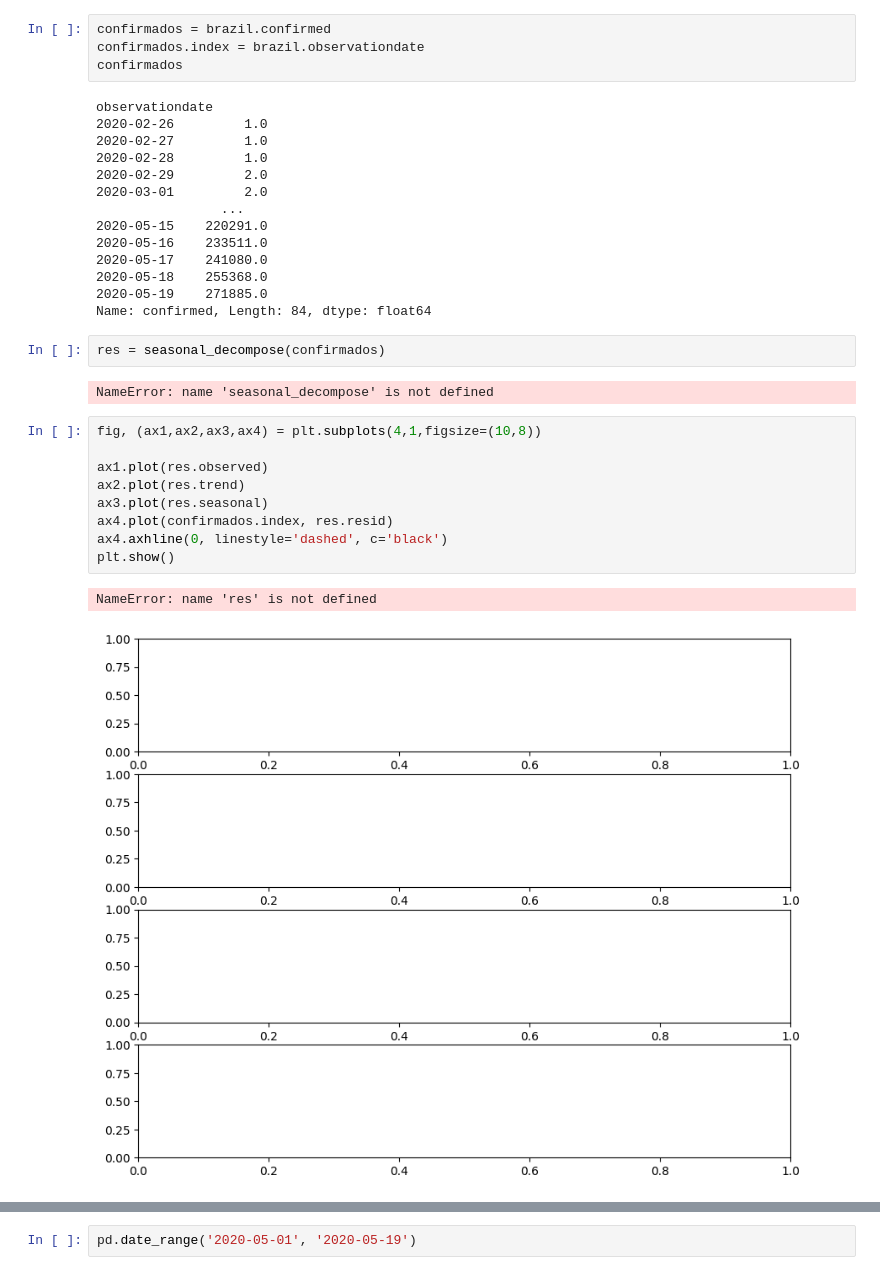
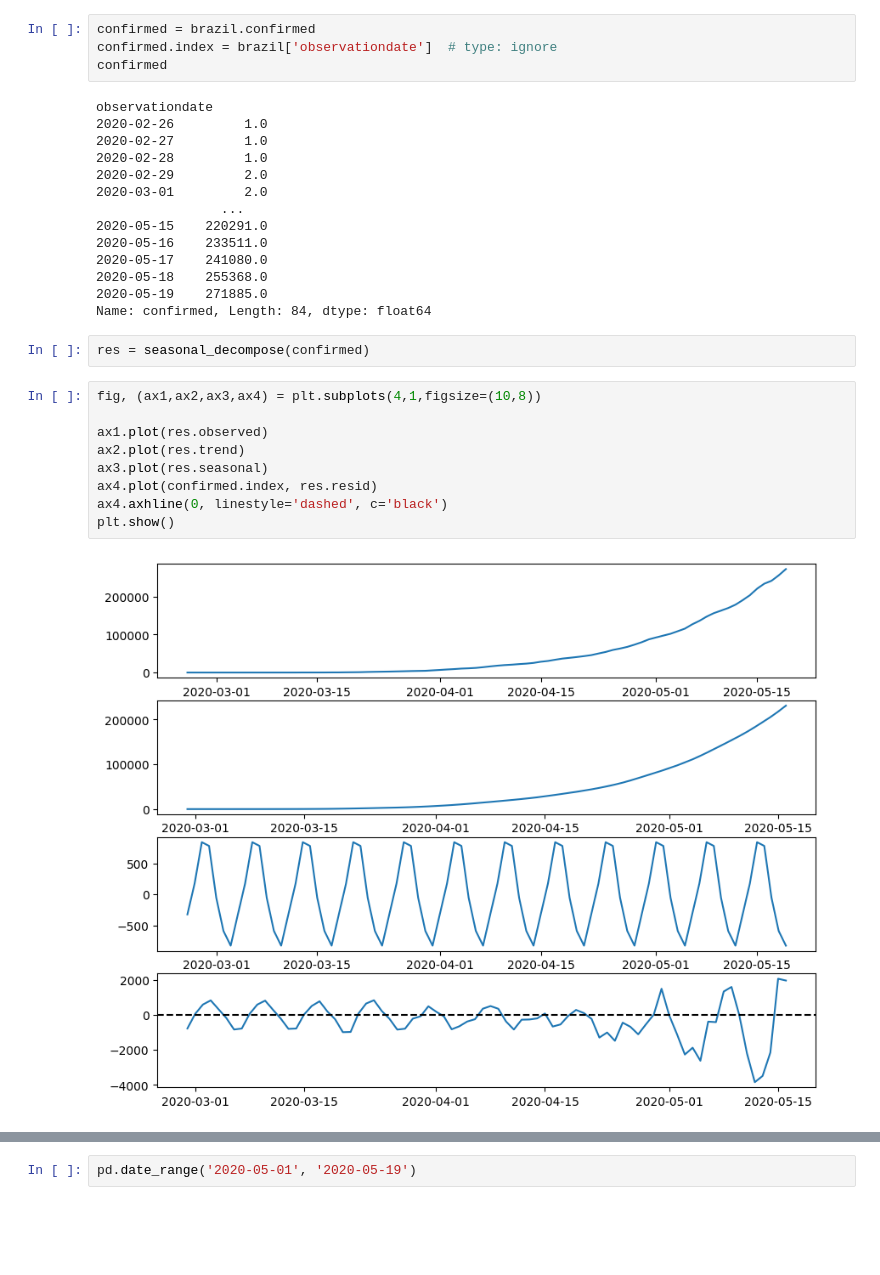
Before and after one commit to WesleyMaik/bootcamp-data-science-unimed, a Jupyter notebook: forecast-the-evolution-of-COVID-19/forecast.ipynb, the cells around one changed output, grey strips where cells are left out. Cells and saved outputs as stored; diff of their text form; blank space fills up the shorter version.

```diff
--- a/forecast-the-evolution-of-COVID-19/forecast.ipynb
+++ b/forecast-the-evolution-of-COVID-19/forecast.ipynb
@@ -204,7 +202,7 @@ ImportError: The `scipy` install you are using seems to be broken, (extension mo
 # %%
-confirmados = brazil.confirmed
-confirmados.index = brazil.observationdate
-confirmados
+confirmed = brazil.confirmed
+confirmed.index = brazil['observationdate']  # type: ignore
+confirmed
 # %% [output]
 observationdate
 2020-02-26         1.0
@@ -220,18 +218,15 @@ observationdate
 2020-05-19    271885.0
 Name: confirmed, Length: 84, dtype: float64
 # %%
-res = seasonal_decompose(confirmados)
+res = seasonal_decompose(confirmed)
-# %% [output]
-NameError: name 'seasonal_decompose' is not defined
 # %%
 fig, (ax1,ax2,ax3,ax4) = plt.subplots(4,1,figsize=(10,8))
 
 ax1.plot(res.observed)
 ax2.plot(res.trend)
 ax3.plot(res.seasonal)
-ax4.plot(confirmados.index, res.resid)
+ax4.plot(confirmed.index, res.resid)
 ax4.axhline(0, linestyle='dashed', c='black')
 plt.show()
 # %% [output]
-NameError: name 'res' is not defined
-[figure, old version]
+[figure, new version]
```
Also changed, not shown: parts of 12 cells of this notebook, 5 other files.
